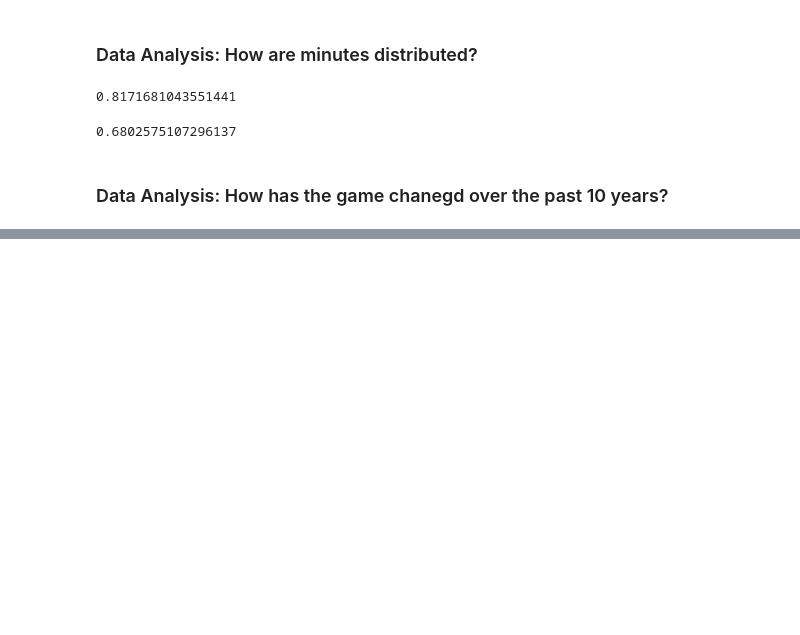
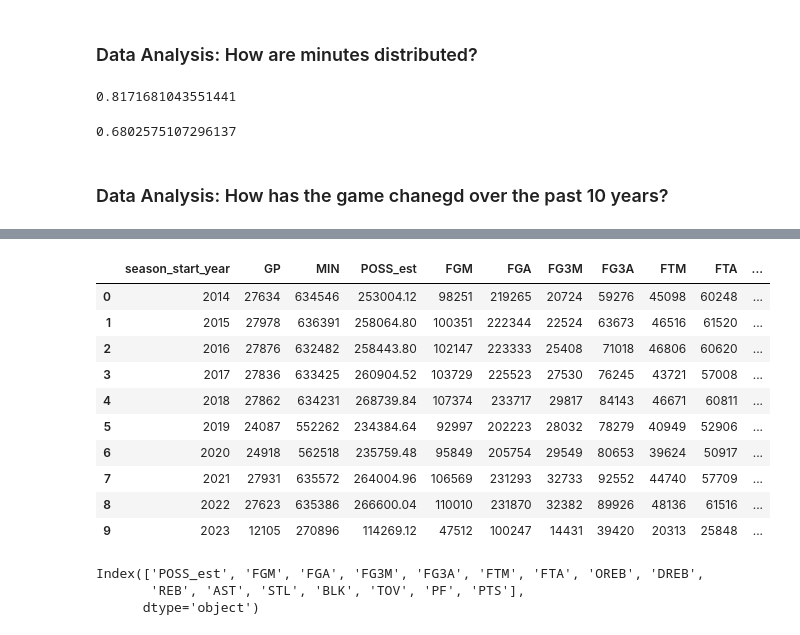
Before and after one commit to 0xtomotech/nba_api_project1, a Jupyter notebook: nba_player_data_analysis.ipynb, the cells around one changed output, grey strips where cells are left out. Cells and saved outputs as stored; diff of their text form; code cells hidden in the pictures; blank space fills up the shorter version.

```diff
--- a/nba_player_data_analysis.ipynb
+++ b/nba_player_data_analysis.ipynb
@@ -167,0 +187,26 @@ fig.show()
+# %%
+# Calculate and add new indicators
+change_df['FG%'] = change_df['FGM']/change_df['FGA']
+change_df['3PT%'] = change_df['FG3M']/change_df['FG3A']
+change_df['FT%'] = change_df['FTM']/change_df['FTA']
+change_df['AST%'] = change_df['AST']/change_df['FGM']
+change_df['FG3A%'] = change_df['FG3A']/change_df['FGA']
+change_df['PTS/FGA'] = change_df['PTS']/change_df['FGA']
+change_df['FG3M/FGM'] = change_df['FG3M']/change_df['FGM']
+change_df['FTA/FGA'] = change_df['FTA']/change_df['FGA']
+change_df['TRU%'] = 0.5*change_df['PTS']/(change_df['FGA']+0.475*change_df['FTA'])
+change_df['AST_TOV'] = change_df['AST']/change_df['TOV']
+
+change_df
+# %% [output]
+|  | season_start_year | GP | MIN | POSS_est | FGM | FGA | FG3M | FG3A | FTM | FTA | ... |
+| 0 | 2014 | 27634 | 634546 | 253004.12 | 98251 | 219265 | 20724 | 59276 | 45098 | 60248 | ... |
+| 1 | 2015 | 27978 | 636391 | 258064.80 | 100351 | 222344 | 22524 | 63673 | 46516 | 61520 | ... |
+| 2 | 2016 | 27876 | 632482 | 258443.80 | 102147 | 223333 | 25408 | 71018 | 46806 | 60620 | ... |
+| 3 | 2017 | 27836 | 633425 | 260904.52 | 103729 | 225523 | 27530 | 76245 | 43721 | 57008 | ... |
+| 4 | 2018 | 27862 | 634231 | 268739.84 | 107374 | 233717 | 29817 | 84143 | 46671 | 60811 | ... |
+| 5 | 2019 | 24087 | 552262 | 234384.64 | 92997 | 202223 | 28032 | 78279 | 40949 | 52906 | ... |
+| 6 | 2020 | 24918 | 562518 | 235759.48 | 95849 | 205754 | 29549 | 80653 | 39624 | 50917 | ... |
+| 7 | 2021 | 27931 | 635572 | 264004.96 | 106569 | 231293 | 32733 | 92552 | 44740 | 57709 | ... |
+| 8 | 2022 | 27623 | 635386 | 266600.04 | 110010 | 231870 | 32382 | 89926 | 48136 | 61516 | ... |
+| 9 | 2023 | 12105 | 270896 | 114269.12 | 47512 | 100247 | 14431 | 39420 | 20313 | 25848 | ... |
@@ -167,0 +215,7 @@ fig.show()
+# %%
+#coloumns to standardize to per 48 minutes, using 48 minutes as we analayse on a team basis
+change_per48_df.columns[3:19]
+# %% [output]
+Index(['POSS_est', 'FGM', 'FGA', 'FG3M', 'FG3A', 'FTM', 'FTA', 'OREB', 'DREB',
+       'REB', 'AST', 'STL', 'BLK', 'TOV', 'PF', 'PTS'],
+      dtype='object')
```
Also changed, not shown: parts of 6 cells of this notebook.
